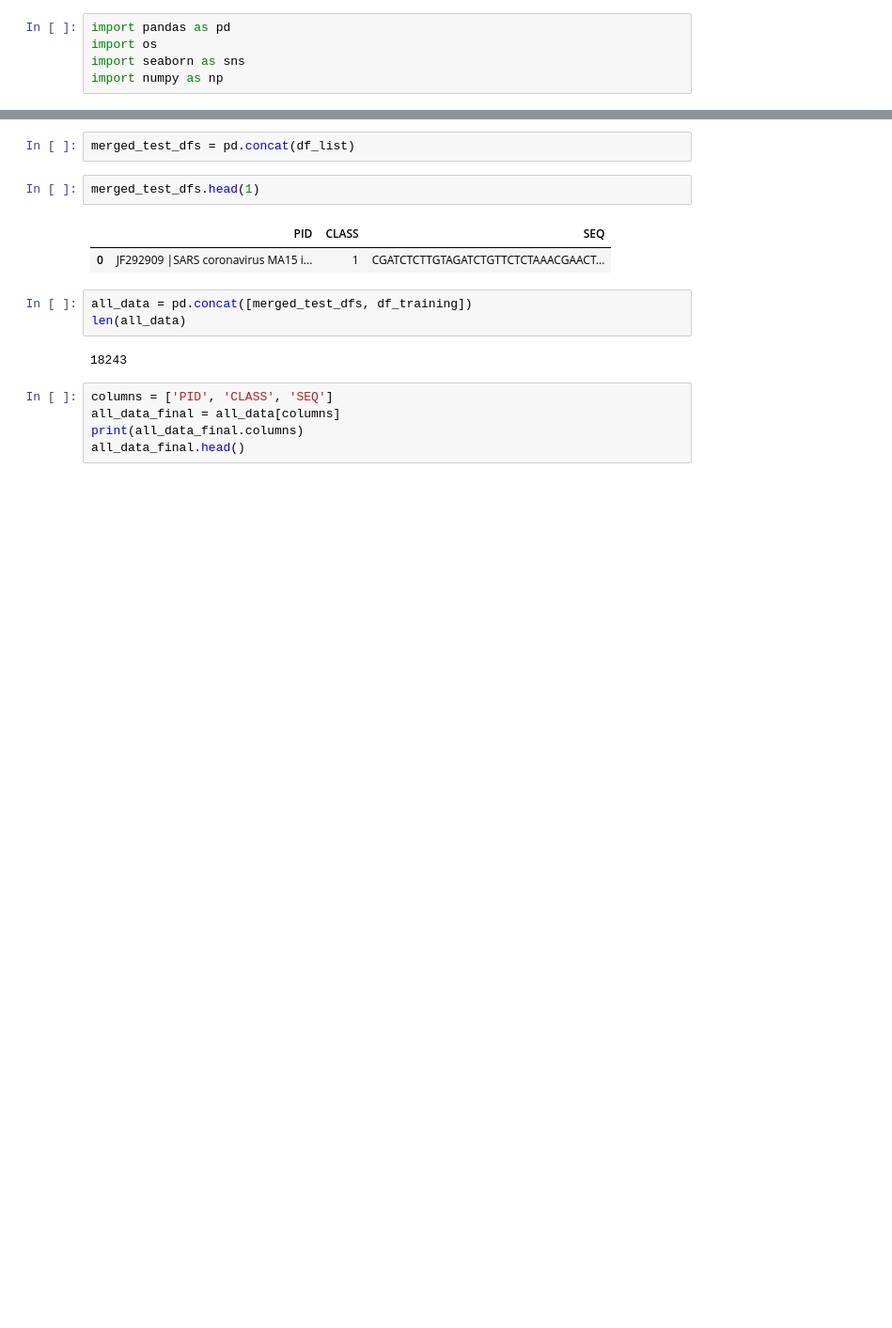
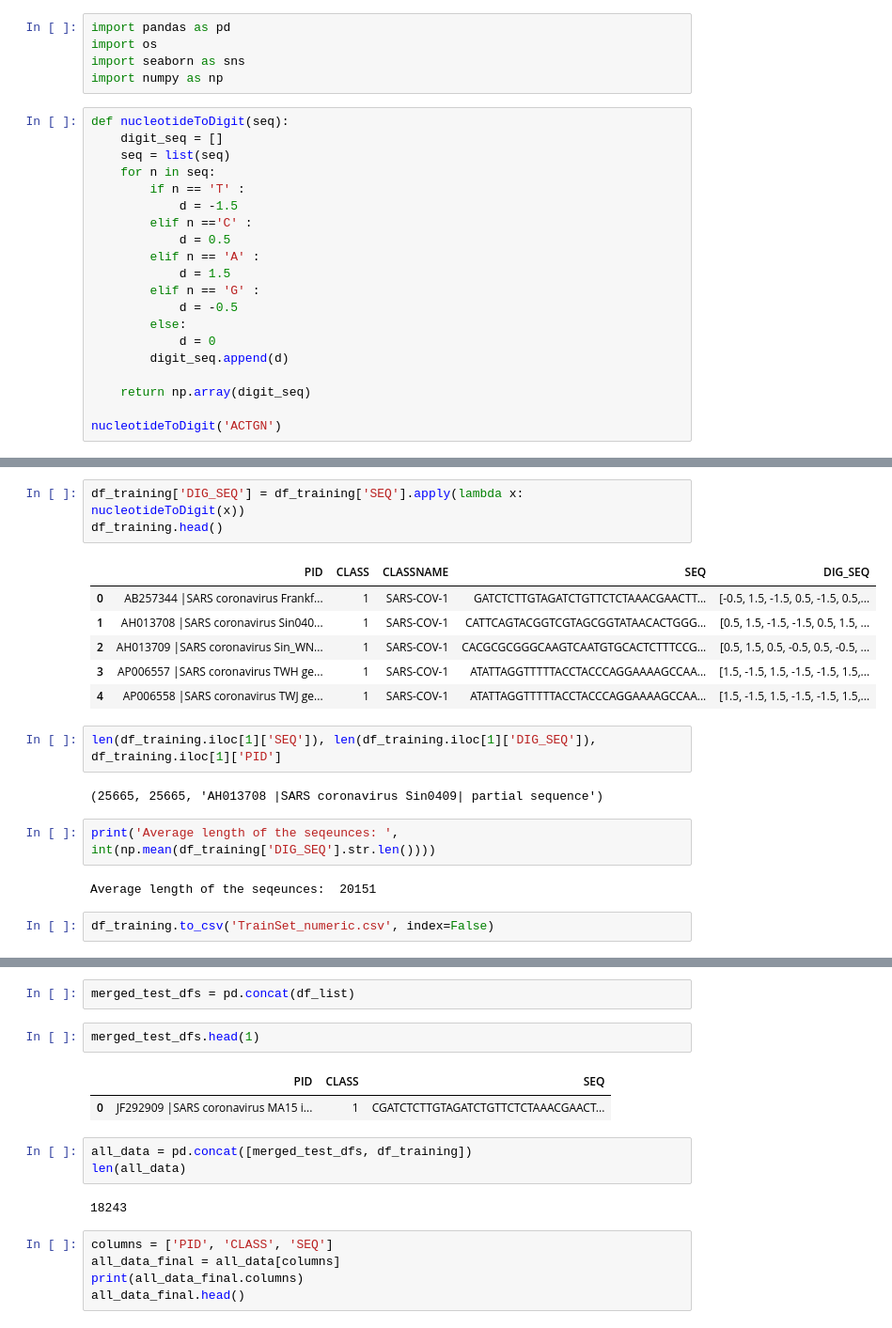
Before and after one commit to Moeinh77/Virus-DNA-classification-BERT, a Jupyter notebook: data exploration.ipynb, the cells around one changed output, grey strips where cells are left out. Shown at 94% size. Cells and saved outputs as stored; diff of their text form; blank space fills up the shorter version.

Commit message:
numerical representataion added to training set

```diff
--- a/data exploration.ipynb
+++ b/data exploration.ipynb
@@ -3,3 +3,23 @@ import pandas as pd
 import os
 import seaborn as sns
 import numpy as np
+# %%
+def nucleotideToDigit(seq):
+    digit_seq = []
+    seq = list(seq)
+    for n in seq:
+        if n == 'T' :
+            d = -1.5
+        elif n =='C' :
+            d = 0.5
+        elif n == 'A' :
+            d = 1.5
+        elif n == 'G' :
+            d = -0.5
+        else:
+            d = 0
+        digit_seq.append(d)
+
+    return np.array(digit_seq)
+
+nucleotideToDigit('ACTGN')
@@ -6,3 +38,23 @@ import numpy as np
+# %%
+df_training['DIG_SEQ'] = df_training['SEQ'].apply(lambda x: nucleotideToDigit(x))
+df_training.head()
+# %% [output]
+|  | PID | CLASS | CLASSNAME | SEQ | DIG_SEQ |
+| 0 | AB257344 |SARS coronavirus Frankf... | 1 | SARS-COV-1 | GATCTCTTGTAGATCTGTTCTCTAAACGAACTT... | [-0.5, 1.5, -1.5, 0.5, -1.5, 0.5,... |
+| 1 | AH013708 |SARS coronavirus Sin040... | 1 | SARS-COV-1 | CATTCAGTACGGTCGTAGCGGTATAACACTGGG... | [0.5, 1.5, -1.5, -1.5, 0.5, 1.5, ... |
+| 2 | AH013709 |SARS coronavirus Sin_WN... | 1 | SARS-COV-1 | CACGCGCGGGCAAGTCAATGTGCACTCTTTCCG... | [0.5, 1.5, 0.5, -0.5, 0.5, -0.5, ... |
+| 3 | AP006557 |SARS coronavirus TWH ge... | 1 | SARS-COV-1 | ATATTAGGTTTTTACCTACCCAGGAAAAGCCAA... | [1.5, -1.5, 1.5, -1.5, -1.5, 1.5,... |
+| 4 | AP006558 |SARS coronavirus TWJ ge... | 1 | SARS-COV-1 | ATATTAGGTTTTTACCTACCCAGGAAAAGCCAA... | [1.5, -1.5, 1.5, -1.5, -1.5, 1.5,... |
+# %%
+len(df_training.iloc[1]['SEQ']), len(df_training.iloc[1]['DIG_SEQ']), df_training.iloc[1]['PID']
+# %% [output]
+(25665, 25665, 'AH013708 |SARS coronavirus Sin0409| partial sequence')
+# %%
+print('Average length of the seqeunces: ', int(np.mean(df_training['DIG_SEQ'].str.len())))
+# %% [output]
+Average length of the seqeunces:  20151
+# %%
+df_training.to_csv('TrainSet_numeric.csv', index=False)
 # %%
 df_list = []
 test_size = 0
```
Also changed, not shown: parts of 11 cells of this notebook, 1 other file.
